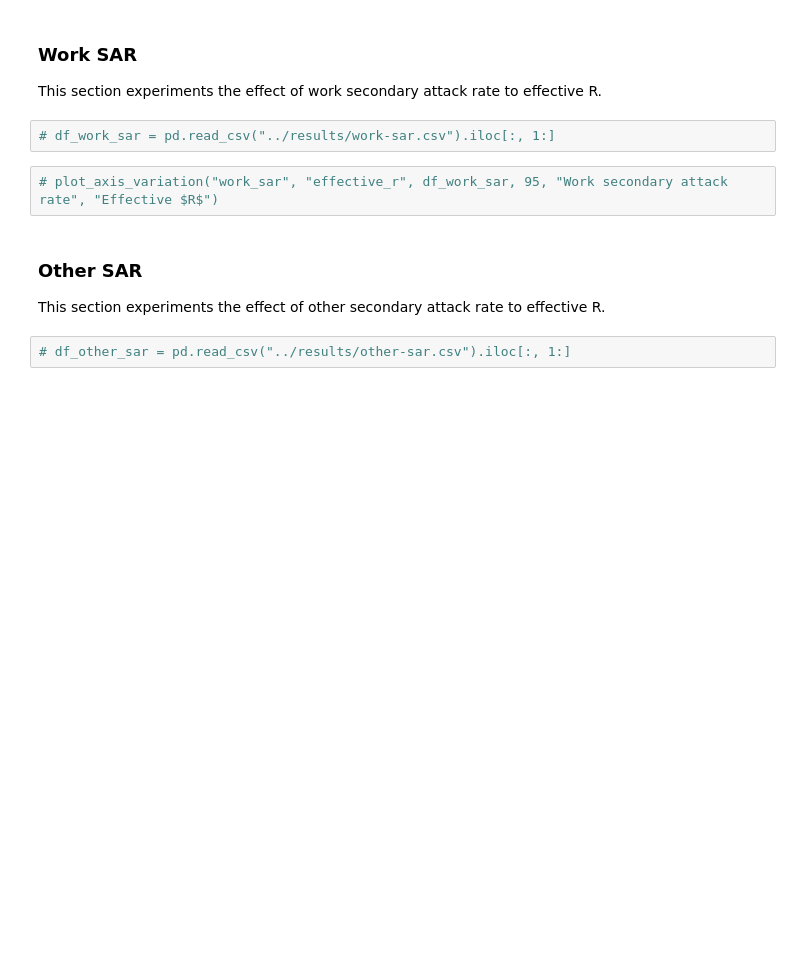
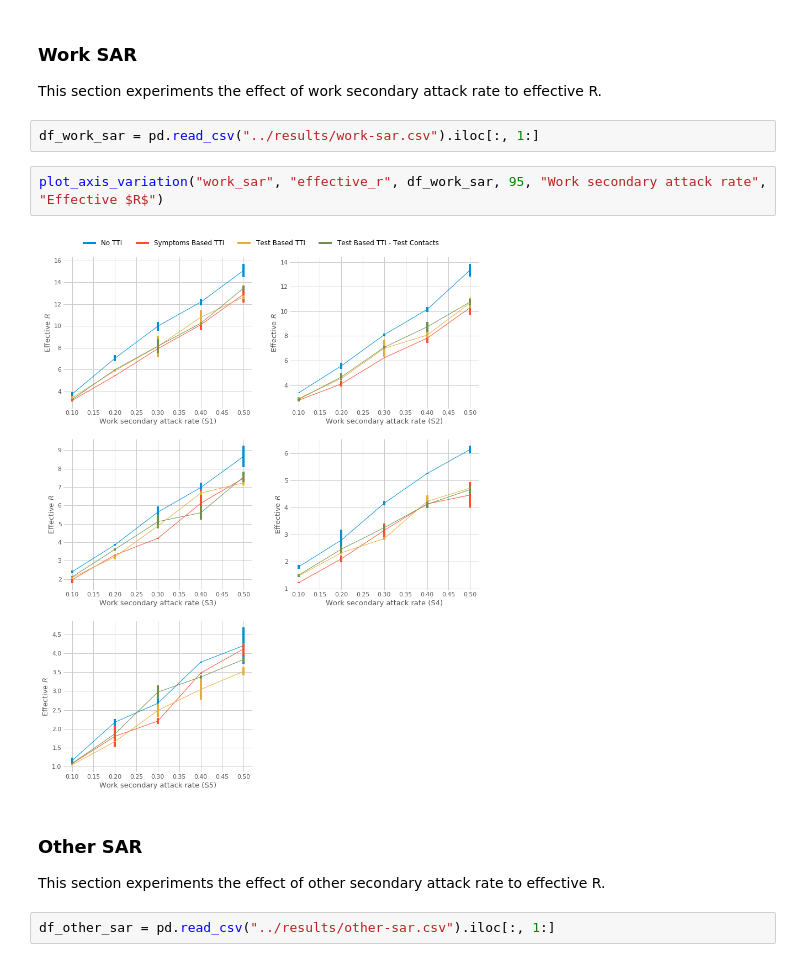
Before and after one commit to maleakhiw/gaussian-processes-tti-explorer, a Jupyter notebook: notebooks/sensitivity-analysis-nongp.ipynb, the cells around one changed output. Cells and saved outputs as stored; diff of their text form; blank space fills up the shorter version.

```diff
--- a/notebooks/sensitivity-analysis-nongp.ipynb
+++ b/notebooks/sensitivity-analysis-nongp.ipynb
@@ -267,13 +269,15 @@ This section experiments the effect of home secondary attack rate to effective R
 
 This section experiments the effect of work secondary attack rate to effective R.
 # %%
-# df_work_sar = pd.read_csv("../results/work-sar.csv").iloc[:, 1:]
+df_work_sar = pd.read_csv("../results/work-sar.csv").iloc[:, 1:]
 # %%
-# plot_axis_variation("work_sar", "effective_r", df_work_sar, 95, "Work secondary attack rate", "Effective $R$")
+plot_axis_variation("work_sar", "effective_r", df_work_sar, 95, "Work secondary attack rate", "Effective $R$")
+# %% [output]
+[figure, added]
 # %% [markdown]
 ### Other SAR
 
 This section experiments the effect of other secondary attack rate to effective R.
 # %%
-# df_other_sar = pd.read_csv("../results/other-sar.csv").iloc[:, 1:]
+df_other_sar = pd.read_csv("../results/other-sar.csv").iloc[:, 1:]
 # %%
```
Also changed, not shown: parts of 6 cells of this notebook, 5 other files.
